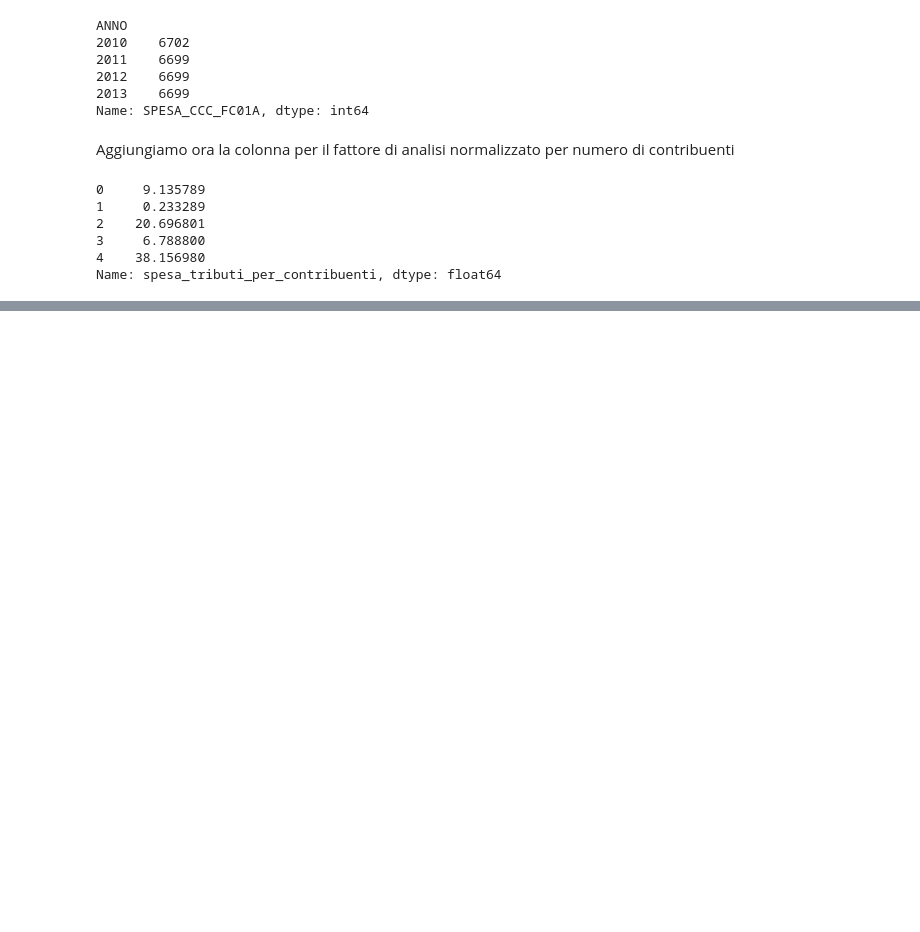
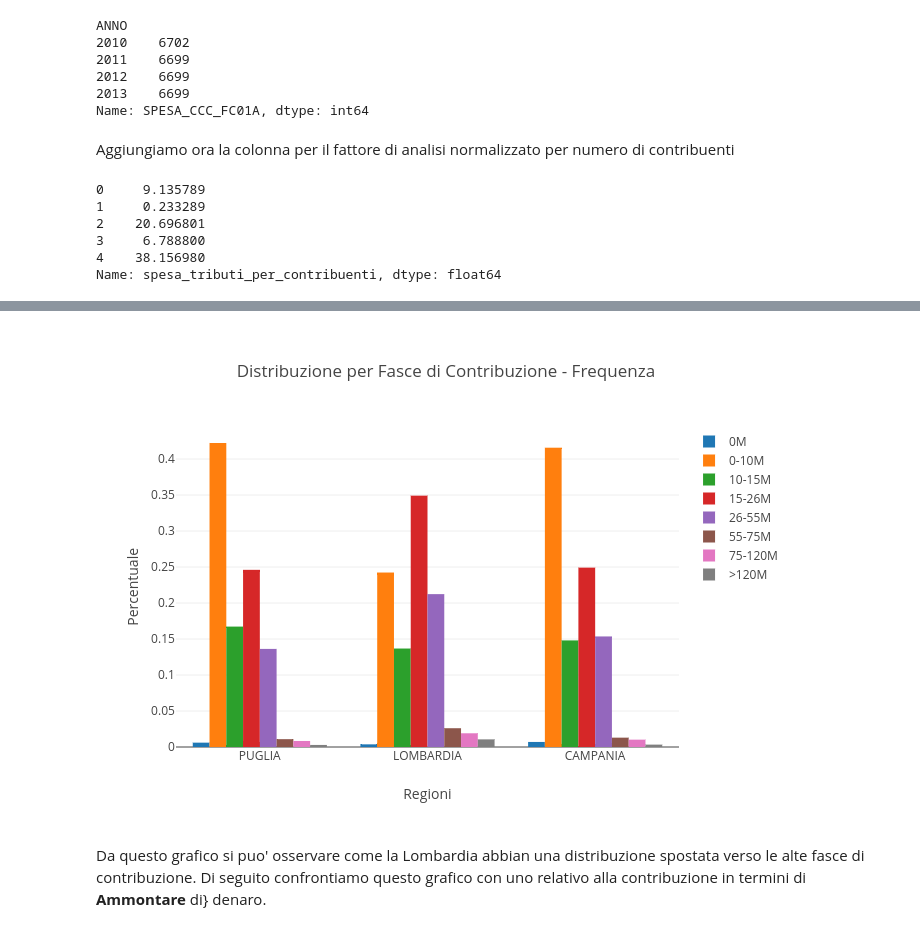
Before and after one commit to teamdigitale/daf-data-science, a Jupyter notebook: opencivitas/analisi riscossione tributi.ipynb, the cells around one changed output, grey strips where cells are left out. Saved outputs shown, nothing was run; the diff lists cells and outputs as text; code cells hidden in the pictures; blank space fills up the shorter version.

Commit message:
add opencivitas analysis for reddito

```diff
--- a/opencivitas/analisi riscossione tributi.ipynb
+++ b/opencivitas/analisi riscossione tributi.ipynb
@@ -113,0 +225,13 @@ display(x,y)
+# %%
+frequenza_reddito_scaglioni = [
+ ('Regione','Reddito minore o uguale a zero Frequenza', '0M'),
+ ('Regione','Reddito complessivo da 0 a 10000 euro Frequenza', '0-10M'),
+ ('Regione','Reddito complessivo da 10000 a 15000 euro Frequenza', '10-15M'),
+ ('Regione','Reddito complessivo da 15000 a 26000 euro Frequenza', '15-26M'),
+ ('Regione','Reddito complessivo da 26000 a 55000 euro Frequenza', '26-55M'),
+ ('Regione','Reddito complessivo da 55000 a 75000 euro Frequenza', '55-75M'),
+ ('Regione','Reddito complessivo da 75000 a 120000 euro Frequenza', '75-120M'),
+ ('Regione','Reddito complessivo oltre 120000 euro Frequenza', '>120M'),
+]
+
+fattori_frequenza = [v for _, v, _ in frequenza_reddito_scaglioni]
@@ -113,0 +252,7 @@ display(x,y)
+# %%
+frequenza_redditi_percentuale = df_regione_sum.loc[regioni_interesse,fattori_frequenza].reset_index()
+tot_contribuenti_regione = df_regione_sum.loc[regioni_interesse,tot_contribuenti].reset_index()
+
+frequenza_redditi_percentuale[fattori_frequenza] = frequenza_redditi_percentuale[fattori_frequenza].div(
+    tot_contribuenti_regione[tot_contribuenti], axis='index')
+frequenza_redditi_percentuale
@@ -113,0 +264,28 @@ display(x,y)
+# %%
+data_frequenza = []
+for x,y,name in fattori_reddito_scaglioni:
+    bar = go.Bar(
+        x = frequenza_redditi_percentuale[x],
+        y = frequenza_redditi_percentuale[y],
+        name = name
+    )
+    data_frequenza.append(bar)
+
+layout = go.Layout(
+    title='Distribuzione per Fasce di Contribuzione - Frequenza',
+    xaxis=dict(
+        title='Regioni',
+    ),
+    yaxis=dict(
+        title='Percentuale',
+    )
+)
+
+fig = go.Figure(layout=layout, data=data_frequenza)
+py.iplot(fig)
+
+fig_path = 'imgs/percentuale_contribuenti_reddito.png'
+py_on.image.save_as(fig, filename=fig_path)
+x = Image(fig_path)
+display(x)
+# %% [output]
@@ -113,0 +293,3 @@ display(x,y)
+[figure, added]
+# %% [markdown]
+Da questo grafico si puo' osservare come la Lombardia abbian una distribuzione spostata verso le alte fasce di contribuzione. Di seguito confrontiamo questo grafico con uno relativo alla contribuzione in termini di **Ammontare** di} denaro.
```
Also changed, not shown: parts of 34 cells of this notebook, 10 other files.
